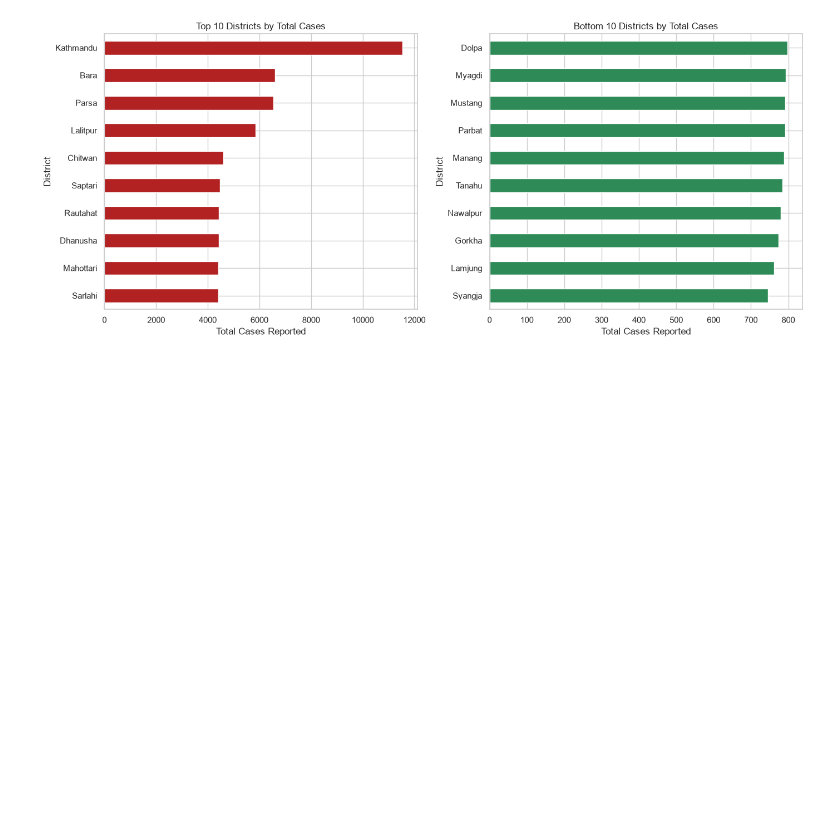
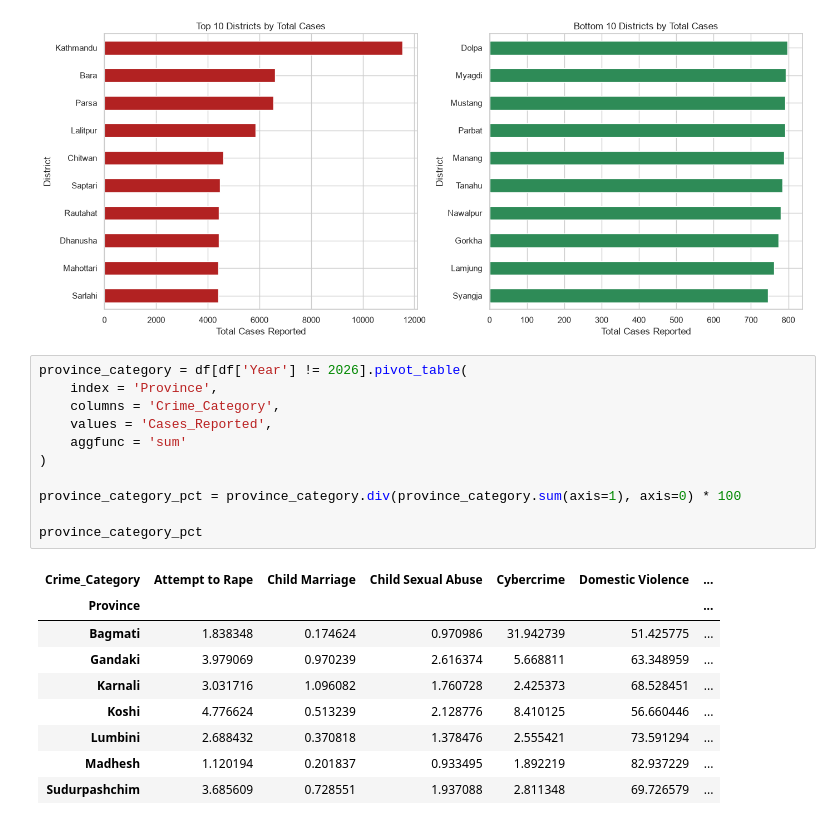
Before and after one commit to rohanpiya/gbv-nepal-eda, a Jupyter notebook: notebooks/01_gbv_nepal_eda.ipynb, the cells around one changed output. Drawn from its saved outputs; the diff is of its cells as text; blank space fills up the shorter version.

```diff
--- a/notebooks/01_gbv_nepal_eda.ipynb
+++ b/notebooks/01_gbv_nepal_eda.ipynb
@@ -317,3 +317,24 @@ plt.savefig('../outputs/figures/district_top_bottom.png', dpi=150)
 plt.show()
 # %% [output]
 [figure]
+# %%
+province_category = df[df['Year'] != 2026].pivot_table(
+    index = 'Province',
+    columns = 'Crime_Category',
+    values = 'Cases_Reported',
+    aggfunc = 'sum'
+)
+
+province_category_pct = province_category.div(province_category.sum(axis=1), axis=0) * 100
+
+province_category_pct
+# %% [output]
+| Crime_Category | Attempt to Rape | Child Marriage | Child Sexual Abuse | Cybercrime | Domestic Violence | ... |
+| Province |  |  |  |  |  | ... |
+| Bagmati | 1.838348 | 0.174624 | 0.970986 | 31.942739 | 51.425775 | ... |
+| Gandaki | 3.979069 | 0.970239 | 2.616374 | 5.668811 | 63.348959 | ... |
+| Karnali | 3.031716 | 1.096082 | 1.760728 | 2.425373 | 68.528451 | ... |
+| Koshi | 4.776624 | 0.513239 | 2.128776 | 8.410125 | 56.660446 | ... |
+| Lumbini | 2.688432 | 0.370818 | 1.378476 | 2.555421 | 73.591294 | ... |
+| Madhesh | 1.120194 | 0.201837 | 0.933495 | 1.892219 | 82.937229 | ... |
+| Sudurpashchim | 3.685609 | 0.728551 | 1.937088 | 2.811348 | 69.726579 | ... |
```
Also changed, not shown: parts of 4 cells of this notebook, 2 other files.
